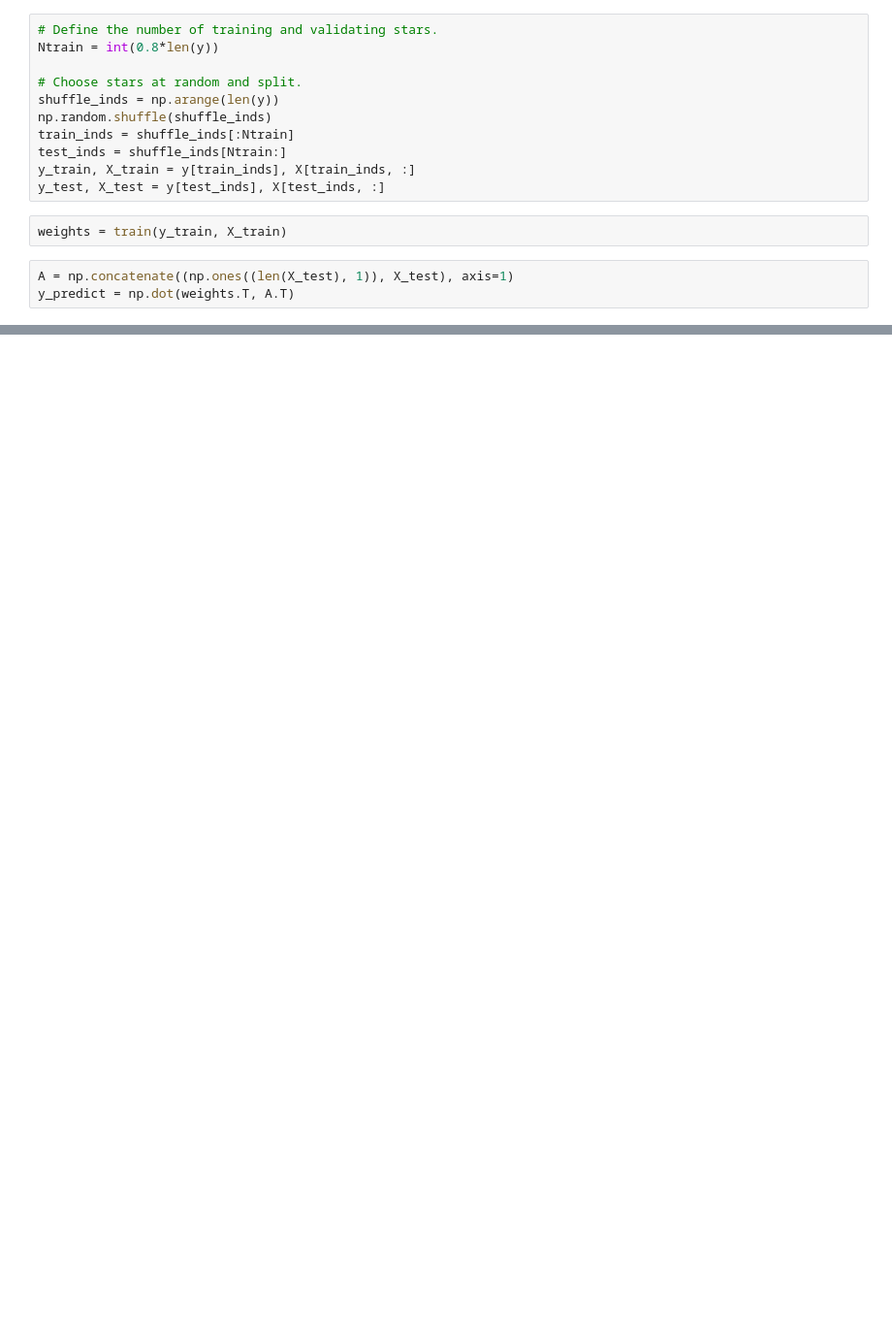
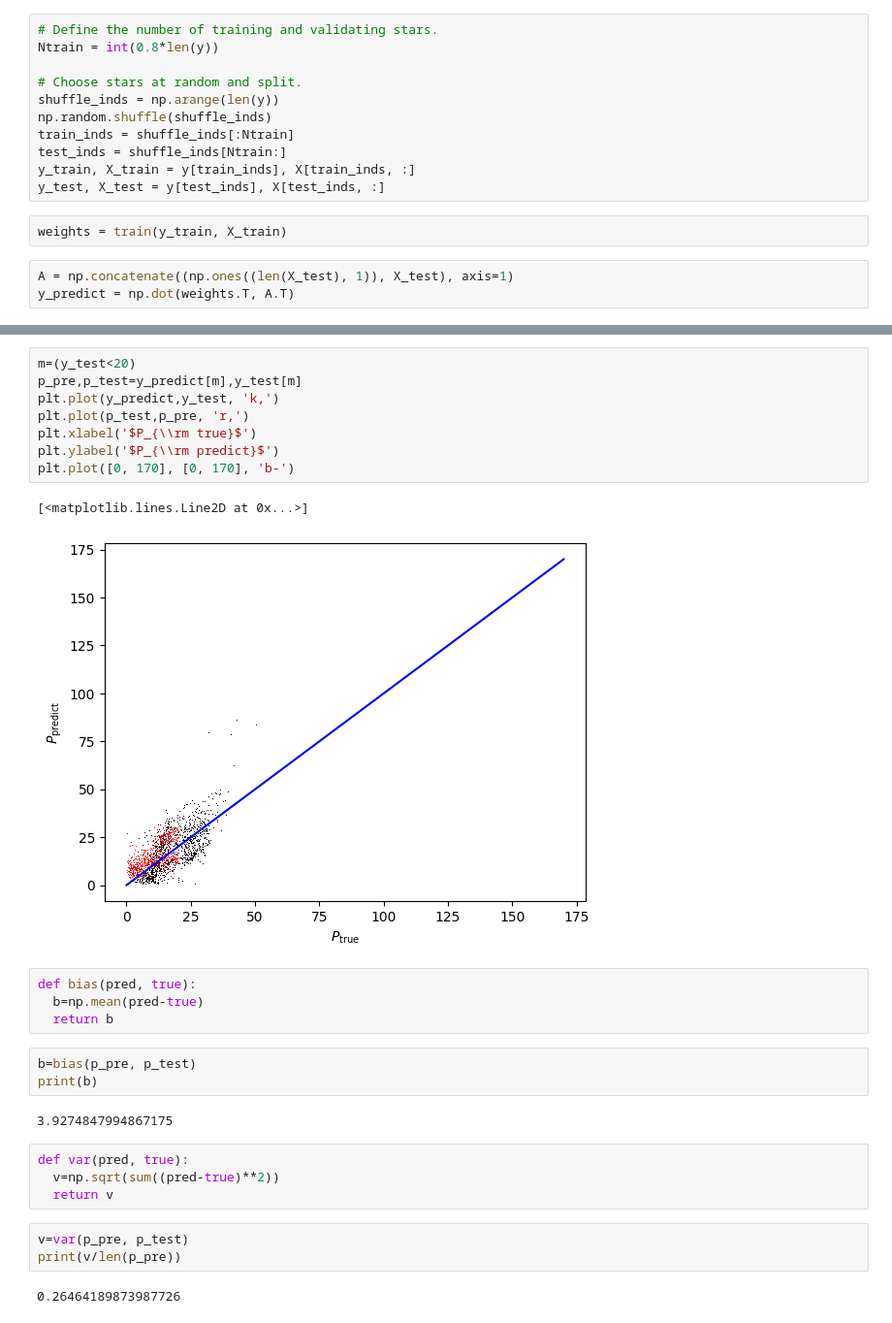
Before and after one commit to starluvr3579/SRMP, a Jupyter notebook: linear_regression_feb6.ipynb, the cells around one changed output, grey strips where cells are left out. Shown at 97% size. Drawn from its saved outputs; the diff is of its cells as text; blank space fills up the shorter version.

```diff
--- a/linear_regression_feb6.ipynb
+++ b/linear_regression_feb6.ipynb
@@ -110,0 +110,29 @@ print(bias)
+# %%
+m=(y_test<20)
+p_pre,p_test=y_predict[m],y_test[m]
+plt.plot(y_predict,y_test, 'k,')
+plt.plot(p_test,p_pre, 'r,')
+plt.xlabel('$P_{\\rm true}$')
+plt.ylabel('$P_{\\rm predict}$')
+plt.plot([0, 170], [0, 170], 'b-')
+# %% [output]
+[<matplotlib.lines.Line2D at 0x...>]
+[figure, added]
+# %%
+def bias(pred, true):
+  b=np.mean(pred-true)
+  return b
+# %%
+b=bias(p_pre, p_test)
+print(b)
+# %% [output]
+3.9274847994867175
+# %%
+def var(pred, true):
+  v=np.sqrt(sum((pred-true)**2))
+  return v
+# %%
+v=var(p_pre, p_test)
+print(v/len(p_pre))
+# %% [output]
+0.26464189873987726
```
Also changed, not shown: parts of 6 cells of this notebook.
